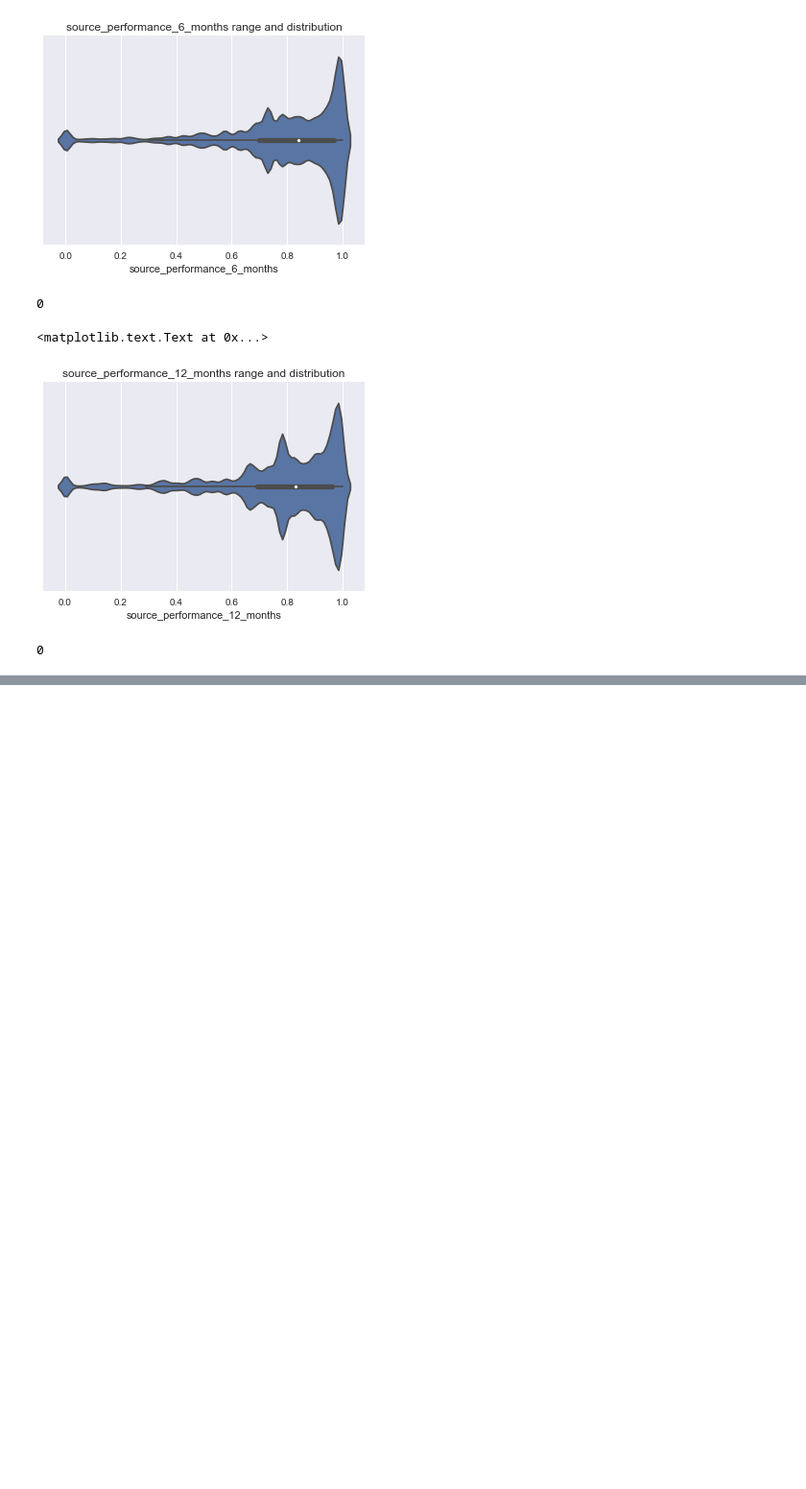
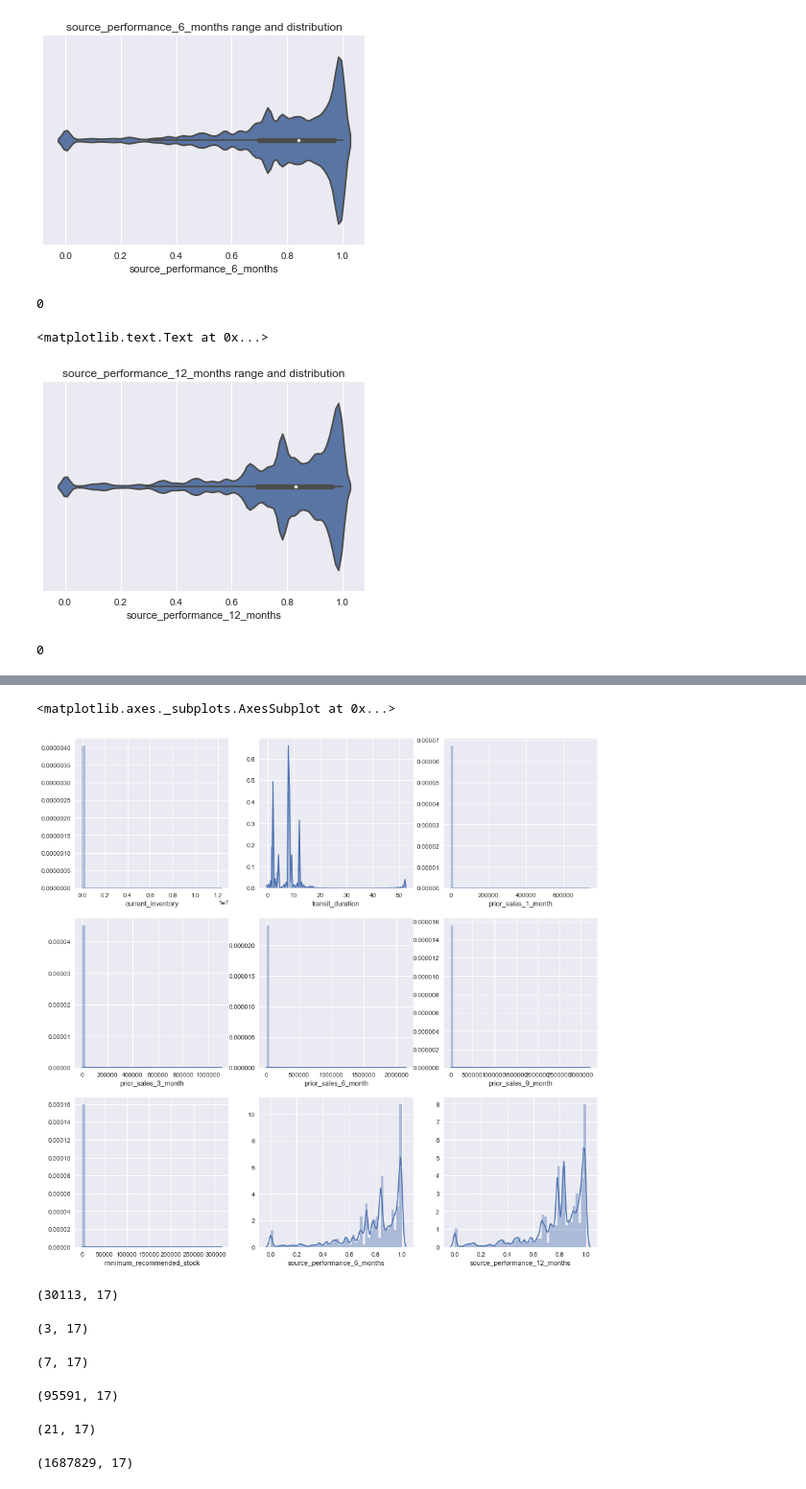
Before and after one commit to DeepmalaMehraGH/BackordersPredcition, a Jupyter notebook: BackOrder_DataWrangling.ipynb, the cells around one changed output, grey strips where cells are left out. Shown at 96% size. Saved outputs shown, nothing was run; the diff lists cells and outputs as text; code cells hidden in the pictures; blank space fills up the shorter version.

```diff
--- a/BackOrder_DataWrangling.ipynb
+++ b/BackOrder_DataWrangling.ipynb
@@ -261,0 +328,28 @@ df.to_csv('../Backorder_clean.csv')
+# %%
+fig , ax1 = plt.subplots(nrows=3, ncols=3,figsize=(15,15) )
+sns.distplot(df.current_inventory, ax=ax1[0,0])
+sns.distplot(df.transit_duration, ax=ax1[0,1])
+sns.distplot(df.prior_sales_1_month,ax=ax1[0,2])
+sns.distplot(df.prior_sales_3_month, ax=ax1[1,0])
+sns.distplot(df.prior_sales_6_month, ax=ax1[1,1])
+sns.distplot(df.prior_sales_9_month, ax=ax1[1,2])
+sns.distplot(df.minimum_recommended_stock, ax=ax1[2,0])
+sns.distplot(df.source_performance_6_months, ax=ax1[2,1])
+sns.distplot(df.source_performance_12_months, ax=ax1[2,2])
+# %% [output]
+<matplotlib.axes._subplots.AxesSubplot at 0x...>
+[figure, added]
+# %%
+# Transit Duration beyond 40
+
+outlier_transit_duration = df[df.transit_duration > 40]
+outlier_transit_duration.shape
+# around 2% will see what to do
+# %% [output]
+(30113, 17)
+# %%
+# prior_sales_1_month beyond 40000
+outlier_prior_sales_1_month = df[df.prior_sales_1_month > 400000]
+outlier_prior_sales_1_month.shape
+# %% [output]
+(3, 17)
@@ -261,0 +359,7 @@ df.to_csv('../Backorder_clean.csv')
+# %%
+# minimum_recommended_stock beyond 210000
+
+outlier_minimum_recommended_stock = df[df.minimum_recommended_stock > 210000]
+outlier_minimum_recommended_stock.shape
+# %% [output]
+(7, 17)
@@ -261,0 +369,13 @@ df.to_csv('../Backorder_clean.csv')
+# %%
+# source_performance_6_months beyond 40
+
+outlier_source_performance_6_months = df[df.source_performance_6_months <.3]
+outlier_source_performance_6_months.shape
+#Can not be delted at this point of time
+# %% [output]
+(95591, 17)
+# %%
+outlier_current_inventory = df[df.current_inventory> .2e07]
+outlier_current_inventory.shape
+# %% [output]
+(21, 17)
@@ -261,0 +385,4 @@ df.to_csv('../Backorder_clean.csv')
+# %%
+df.shape
+# %% [output]
+(1687829, 17)
```
Also changed, not shown: parts of 19 cells of this notebook.
